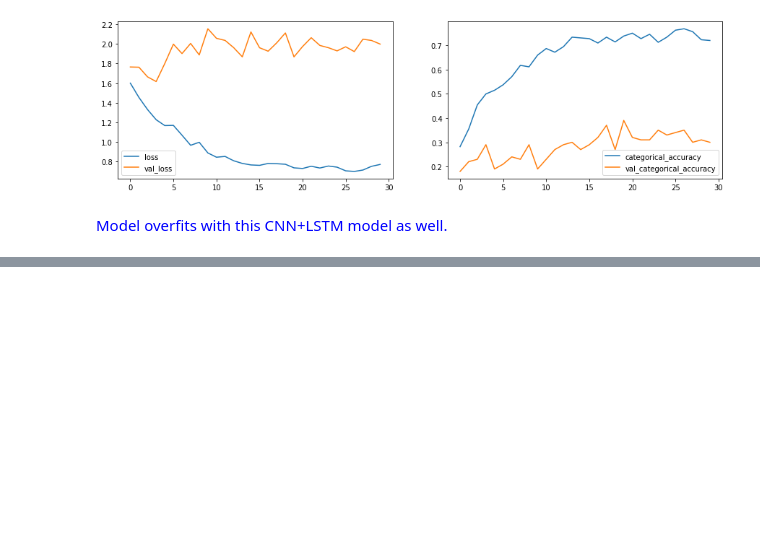
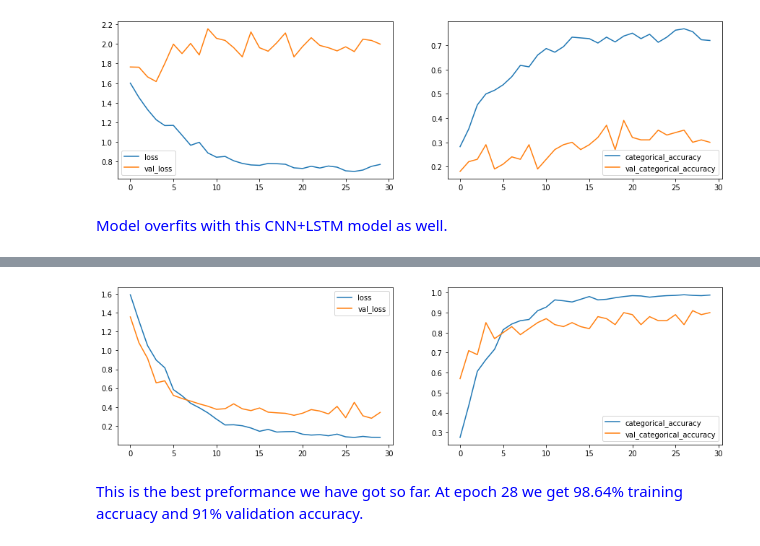
Before and after one commit to ArjunAshokKumar/Gesture-recognition-for-smart-TV, a Jupyter notebook: Jarvis.ipynb, the cells around one changed output, grey strips where cells are left out. Saved outputs shown, nothing was run; the diff lists cells and outputs as text; code cells hidden in the pictures; blank space fills up the shorter version.

Commit message:
Transfer learning models

```diff
--- a/Jarvis.ipynb
+++ b/Jarvis.ipynb
@@ -879,0 +885,22 @@ train_val_loss_plot(history7)
+# %%
+mobilenet_transfer = mobilenet.MobileNet(weights='imagenet', include_top=False)
+
+model = Sequential()
+model.add(TimeDistributed(mobilenet_transfer,input_shape=(30,image_height,image_width,3)))
+
+#not training the parameters of mobilenet
+for layer in model.layers:
+    layer.trainable = False
+
+
+model.add(TimeDistributed(BatchNormalization()))
+model.add(TimeDistributed(MaxPooling2D((2, 2))))
+model.add(TimeDistributed(Flatten()))
+
+model.add(LSTM(128))
+model.add(Dropout(0.5))
+
+model.add(Dense(128,activation='relu'))
+model.add(Dropout(0.5))
+
+model.add(Dense(5, activation='softmax'))
@@ -879,0 +911,13 @@ train_val_loss_plot(history7)
+# %%
+batch_size=10
+num_epochs=30
+
+compile_and_summarize(0.0002)
+
+train_generator = generator(train_path, train_doc, batch_size)
+val_generator = generator(val_path, val_doc, batch_size)
+
+callbacks_list = model_checkpoints('model_init8')
+
+steps_per_epoch = calc_steps_per_epoch(batch_size)
+validation_steps = calc_validation_steps(batch_size)
@@ -879,0 +942,4 @@ train_val_loss_plot(history7)
+# %%
+history8 = model.fit_generator(train_generator, steps_per_epoch=steps_per_epoch, epochs=num_epochs, verbose=1,
+                    callbacks=callbacks_list, validation_data=val_generator,
+                    validation_steps=validation_steps, class_weight=None, workers=1, initial_epoch=0)
@@ -879,0 +964,6 @@ train_val_loss_plot(history7)
+# %%
+train_val_loss_plot(history8)
+# %% [output]
+[figure, added]
+# %% [markdown]
+<font color='blue'> This is the best preformance we have got so far. At epoch 28 we get 98.64% training accruacy and 91% validation accuracy. </font>
```
Also changed, not shown: parts of 11 cells of this notebook.
